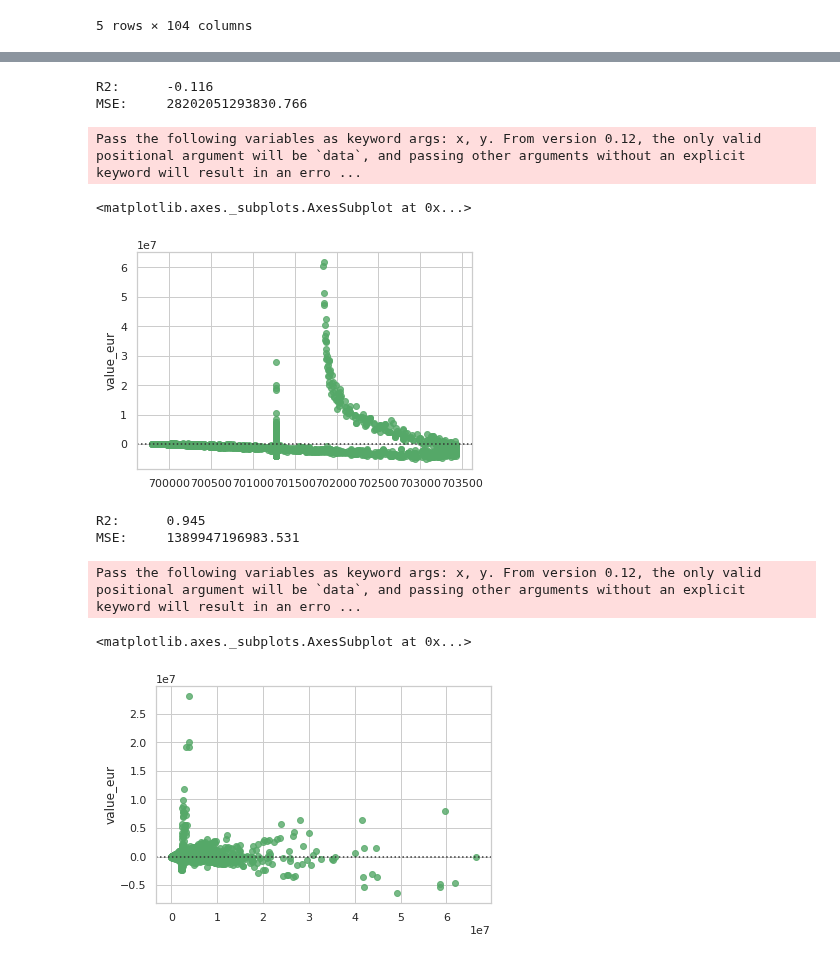
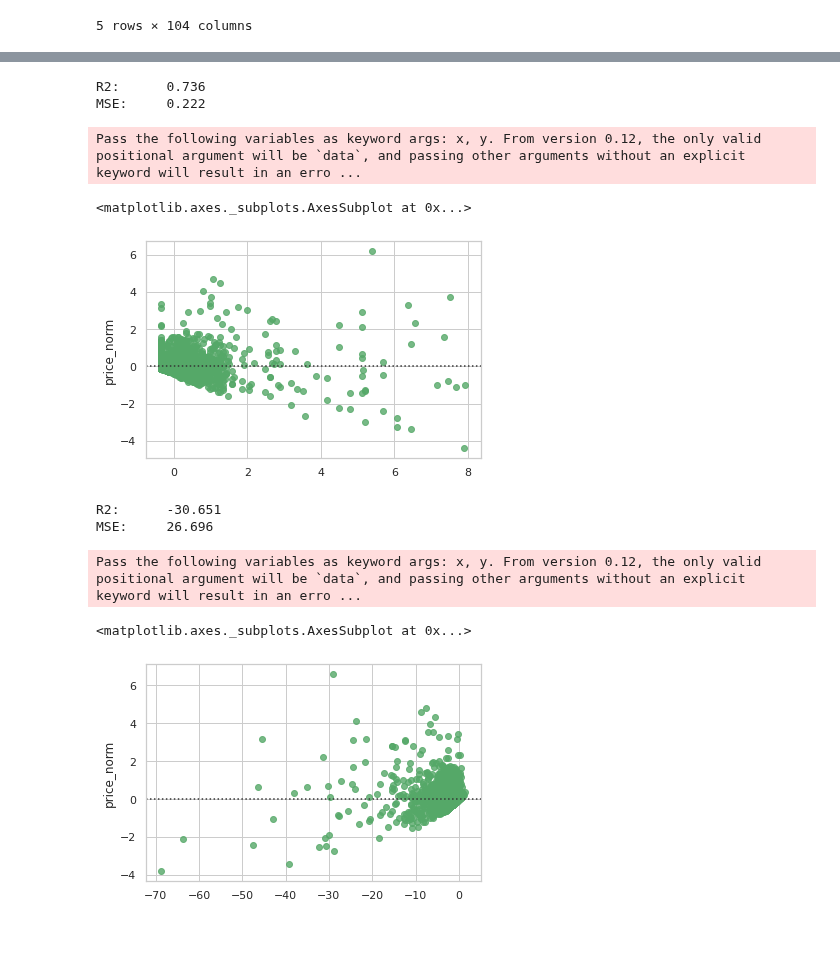
Before and after one commit to LucasAfa/Projeto2-IF775, a Jupyter notebook: projeto.ipynb, the cells around one changed output, grey strips where cells are left out. Drawn from its saved outputs; the diff is of its cells as text; code cells hidden in the pictures.

```diff
--- a/projeto.ipynb
+++ b/projeto.ipynb
@@ -78,7 +97,7 @@ fifa20.describe
 # %%
 fifa20['release_clause_eur'].fillna(fifa20['release_clause_eur'].mean(), inplace=True)
 # %%
-X, y = fifa20, fifa20['value_eur']
+X, y = fifa20, fifa20['price_norm']
 
 X_train, X_test, y_train, y_test = train_test_split(X, y,test_size=0.2,train_size=0.8,random_state=9,)
 
@@ -121,7 +140,7 @@ from sklearn.metrics import r2_score, mean_squared_error
 
 model = LinearRegression()
 
-columns = ['release_clause_eur', 'wage_eur']
+columns = ['wage_eur', 'overall','mentality_composure','potential','international_reputation','movement_reactions']
 
 model.fit(X_train[columns], y_train)
 
@@ -152,7 +172,6 @@ from sklearn.ensemble import RandomForestRegressor
 #MLP, SVR
 # %%
 model1  = RandomForestRegressor()
-columns = ['release_clause_eur', 'wage_eur']
 model1.fit(X_train[columns], y_train)# Mostrando importância de cada feature
 model1.feature_importances_
 # %% [output]
@@ -178,7 +198,6 @@ Pass the following variables as keyword args: x, y. From version 0.12, the only
 from sklearn.svm import SVR
 
 model2  = SVR()
-columns = ['release_clause_eur']
 model2.fit(X_train[columns], y_train)
 
 predict = model2.predict(X_val[columns])
@@ -192,31 +211,30 @@ print("MSE:     {:.3f}".format(mse2))
 sns.set(style="whitegrid")
 sns.residplot(predict, y_val, color="g")
 # %% [output]
-R2:      -0.116
-MSE:     28202051293830.766
+R2:      0.736
+MSE:     0.222
 Pass the following variables as keyword args: x, y. From version 0.12, the only valid positional argument will be `data`, and passing other arguments without an explicit keyword will result in an erro ...
 <matplotlib.axes._subplots.AxesSubplot at 0x...>
-[figure, old version]
+[figure, new version]
 # %%
 from sklearn.neural_network import MLPRegressor
 
 model3  = MLPRegressor()
-columns = ['release_clause_eur', 'wage_eur']
 model3.fit(X_train[columns], y_train)
 
 predict = model3.predict(X_val[columns])
 
 mse3 = mean_squared_error(y_val, predict)
 r23 = r2_score(y_val, predict)
 
 print("R2:      {:.3f}".format(r23))
 print("MSE:     {:.3f}".format(mse3))
 
 sns.set(style="whitegrid")
 sns.residplot(predict, y_val, color="g")
 # %% [output]
-R2:      0.945
-MSE:     1389947196983.531
+R2:      -30.651
+MSE:     26.696
 Pass the following variables as keyword args: x, y. From version 0.12, the only valid positional argument will be `data`, and passing other arguments without an explicit keyword will result in an erro ...
 <matplotlib.axes._subplots.AxesSubplot at 0x...>
-[figure, old version]
+[figure, new version]
```
Also changed, not shown: parts of 7 cells of this notebook.
